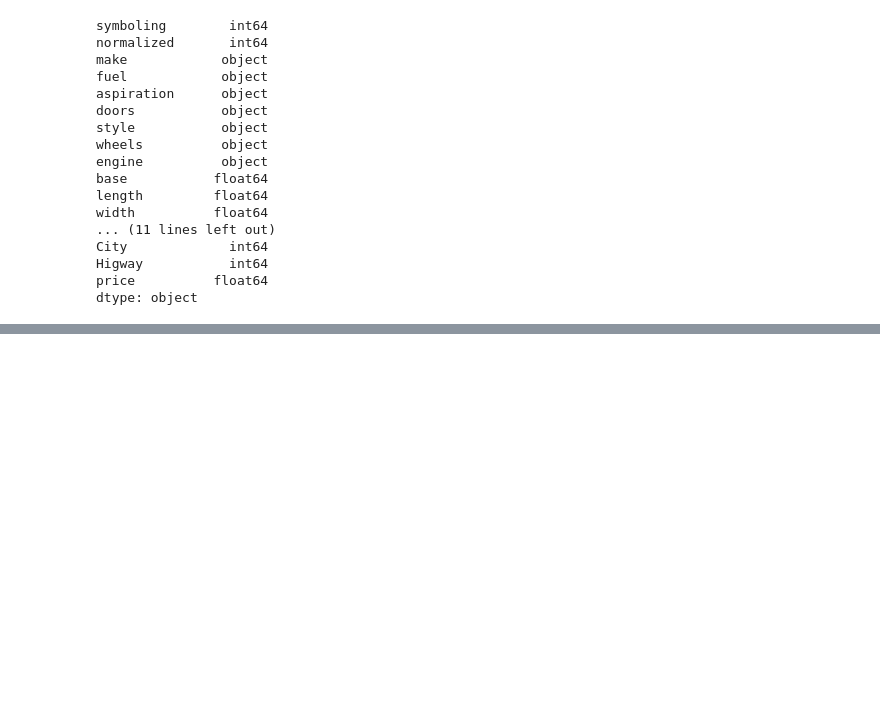
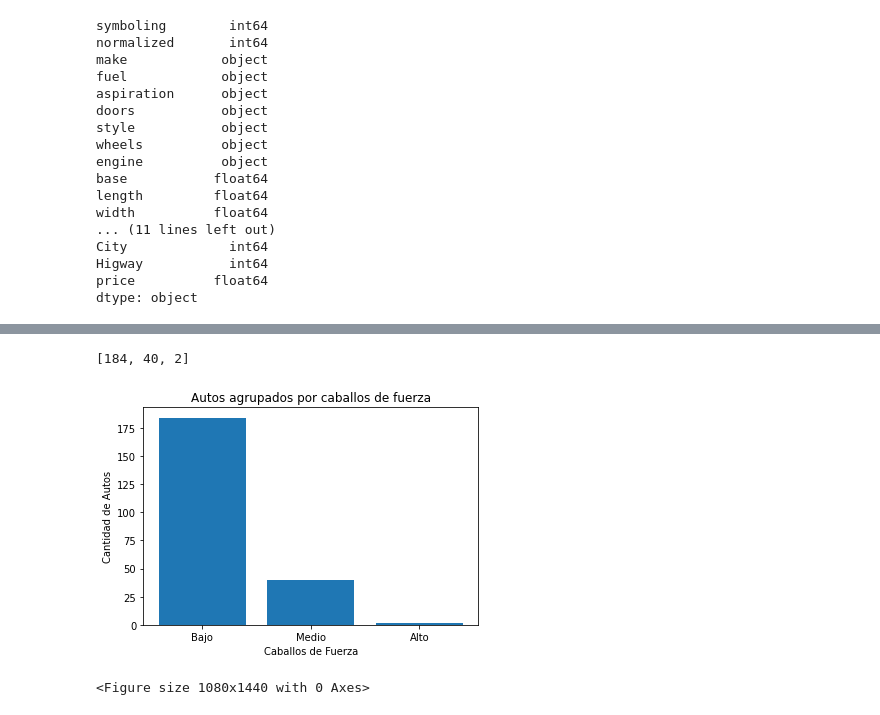
Before and after one commit to lmejicano/DataAnalystModulo2, a Jupyter notebook: AnalisisDatos_Autos.ipynb, the cells around one changed output, grey strips where cells are left out. Saved outputs shown, nothing was run; the diff lists cells and outputs as text; code cells hidden in the pictures; blank space fills up the shorter version.

```diff
--- a/AnalisisDatos_Autos.ipynb
+++ b/AnalisisDatos_Autos.ipynb
@@ -541,0 +745,4 @@ dtype: object
+# %%
+gf1 = df_Autos.groupby(['horsepower-bins']).count() #Para agrupar todo el set de datos en funcion de los bins
+gf1 = gf1.iloc[:,:1] #Para cortar el set de datos y tan solo traerme a gf1 todas las filas y de la columna 0 a la 1
+gf1
@@ -541,0 +755,27 @@ dtype: object
+# %%
+#Para comparar usamos un grafico de barras. (horizontal o vertical)
+eje_x = ("Bajo", "Medio", "Alto")#Forma manual
+eje_y = gf1['symboling'].tolist()#Forma automatica
+# %%
+eje_y
+# %% [output]
+[184, 40, 2]
+# %%
+#Para crear la grafica
+plt.bar(eje_x, eje_y)
+
+#Leyenda en el eje Y
+plt.ylabel('Cantidad de Autos')
+
+#Leyenda en el eje X
+plt.xlabel('Caballos de Fuerza')
+
+#Titulo del Grafico
+plt.title('Autos agrupados por caballos de fuerza')
+
+#Tamano del GRafico
+plt.figure(figsize = (15,20))
+plt.show()
+# %% [output]
+[figure, added]
+<Figure size 1080x1440 with 0 Axes>
```
Also changed, not shown: parts of 23 cells of this notebook.
